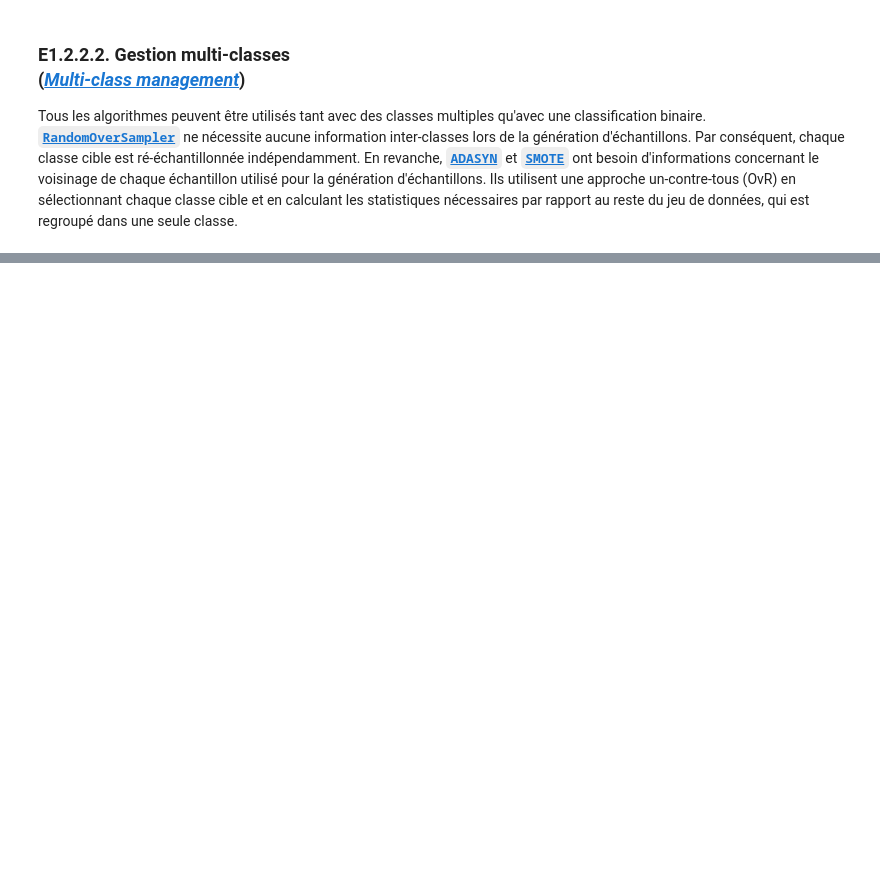
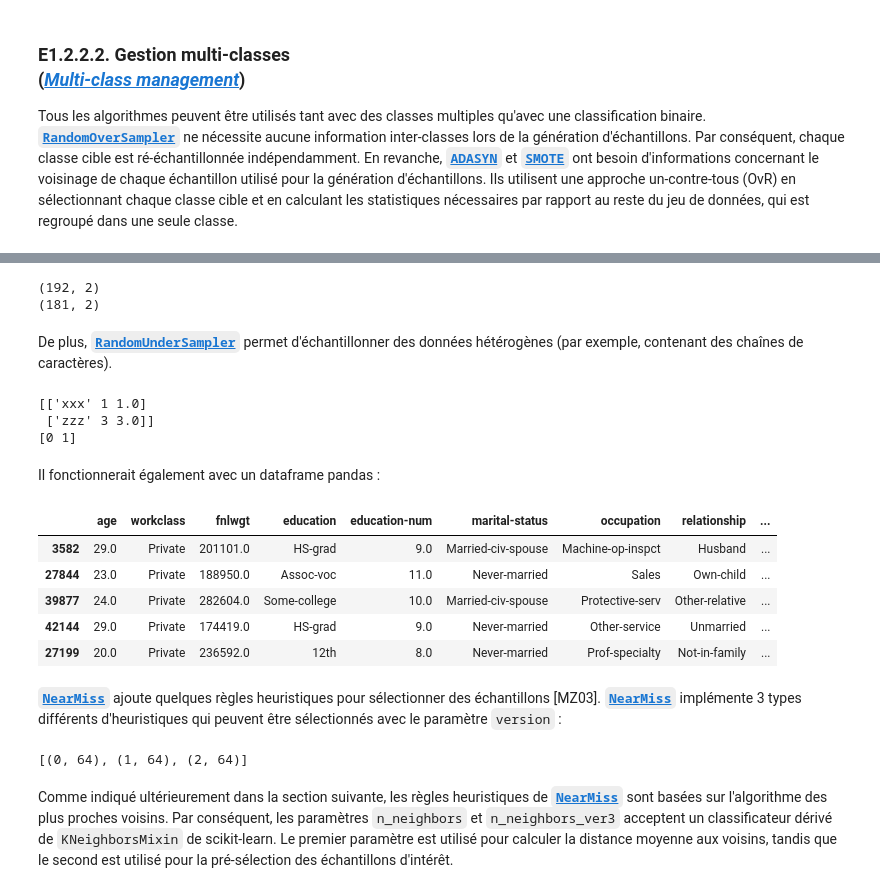
Before and after one commit to Franck-PepperLabs/pepper_dsia_skl_doc_fr, a Jupyter notebook: docs/e1_imbalanced_learn.ipynb, the cells around one changed output, grey strips where cells are left out. Cells and saved outputs as stored; diff of their text form; code cells hidden in the pictures; blank space fills up the shorter version.

Commit message:
E1 (Imbalanced Learn).6 (Misc samplers) completed.

```diff
--- a/docs/e1_imbalanced_learn.ipynb
+++ b/docs/e1_imbalanced_learn.ipynb
@@ -462,0 +473,17 @@ Tous les algorithmes peuvent être utilisés tant avec des classes multiples qu'
+# %%
+from collections import Counter
+from sklearn.datasets import make_classification
+X, y = make_classification(
+    n_samples=5000, n_features=2, n_informative=2,
+    n_redundant=0, n_repeated=0, n_classes=3,
+    n_clusters_per_class=1,
+    weights=[0.01, 0.05, 0.94],
+    class_sep=0.8, random_state=0
+)
+print(sorted(Counter(y).items()))
+# [(0, 64), (1, 262), (2, 4674)]
+from imblearn.under_sampling import ClusterCentroids
+cc = ClusterCentroids(random_state=0)
+X_resampled, y_resampled = cc.fit_resample(X, y)
+print(sorted(Counter(y_resampled).items()))
+# [(0, 64), (1, 64), (2, 64)]
@@ -462,0 +537,56 @@ Tous les algorithmes peuvent être utilisés tant avec des classes multiples qu'
+# %%
+import numpy as np
+print(np.vstack([tuple(row) for row in X_resampled]).shape)
+# (192, 2)
+rus = RandomUnderSampler(random_state=0, replacement=True)
+X_resampled, y_resampled = rus.fit_resample(X, y)
+print(np.vstack(np.unique([tuple(row) for row in X_resampled], axis=0)).shape)
+# (181, 2)
+# %% [output]
+(192, 2)
+(181, 2)
+# %% [markdown]
+De plus, [**`RandomUnderSampler`**](https://imbalanced-learn.org/stable/references/generated/imblearn.under_sampling.RandomUnderSampler.html#imblearn.under_sampling.RandomUnderSampler) permet d'échantillonner des données hétérogènes (par exemple, contenant des chaînes de caractères).
+# %%
+X_hetero = np.array(
+    [['xxx', 1, 1.0], ['yyy', 2, 2.0], ['zzz', 3, 3.0]],
+    dtype=object
+)
+y_hetero = np.array([0, 0, 1])
+X_resampled, y_resampled = rus.fit_resample(X_hetero, y_hetero)
+print(X_resampled)
+# [['xxx' 1 1.0]
+#  ['zzz' 3 3.0]]
+print(y_resampled)
+# [0 1]
+# %% [output]
+[['xxx' 1 1.0]
+ ['zzz' 3 3.0]]
+[0 1]
+# %% [markdown]
+Il fonctionnerait également avec un dataframe pandas :
+# %%
+from sklearn.datasets import fetch_openml
+df_adult, y_adult = fetch_openml('adult', version=2, as_frame=True, return_X_y=True)
+df_adult.head()
+df_resampled, y_resampled = rus.fit_resample(df_adult, y_adult)
+df_resampled.head()
+# %% [output]
+|  | age | workclass | fnlwgt | education | education-num | marital-status | occupation | relationship | ... |
+| 3582 | 29.0 | Private | 201101.0 | HS-grad | 9.0 | Married-civ-spouse | Machine-op-inspct | Husband | ... |
+| 27844 | 23.0 | Private | 188950.0 | Assoc-voc | 11.0 | Never-married | Sales | Own-child | ... |
+| 39877 | 24.0 | Private | 282604.0 | Some-college | 10.0 | Married-civ-spouse | Protective-serv | Other-relative | ... |
+| 42144 | 29.0 | Private | 174419.0 | HS-grad | 9.0 | Never-married | Other-service | Unmarried | ... |
+| 27199 | 20.0 | Private | 236592.0 | 12th | 8.0 | Never-married | Prof-specialty | Not-in-family | ... |
+# %% [markdown]
+[**`NearMiss`**](https://imbalanced-learn.org/stable/references/generated/imblearn.under_sampling.NearMiss.html#imblearn.under_sampling.NearMiss) ajoute quelques règles heuristiques pour sélectionner des échantillons [MZ03]. [**`NearMiss`**](https://imbalanced-learn.org/stable/references/generated/imblearn.under_sampling.NearMiss.html#imblearn.under_sampling.NearMiss) implémente 3 types différents d'heuristiques qui peuvent être sélectionnés avec le paramètre `version` :
+# %%
+from imblearn.under_sampling import NearMiss
+nm1 = NearMiss(version=1)
+X_resampled_nm1, y_resampled = nm1.fit_resample(X, y)
+print(sorted(Counter(y_resampled).items()))
+# [(0, 64), (1, 64), (2, 64)]
+# %% [output]
+[(0, 64), (1, 64), (2, 64)]
+# %% [markdown]
+Comme indiqué ultérieurement dans la section suivante, les règles heuristiques de [**`NearMiss`**](https://imbalanced-learn.org/stable/references/generated/imblearn.under_sampling.NearMiss.html#imblearn.under_sampling.NearMiss) sont basées sur l'algorithme des plus proches voisins. Par conséquent, les paramètres `n_neighbors` et `n_neighbors_ver3` acceptent un classificateur dérivé de `KNeighborsMixin` de scikit-learn. Le premier paramètre est utilisé pour calculer la distance moyenne aux voisins, tandis que le second est utilisé pour la pré-sélection des échantillons d'intérêt.
```
Also changed, not shown: parts of 66 cells of this notebook, 3 other files.
